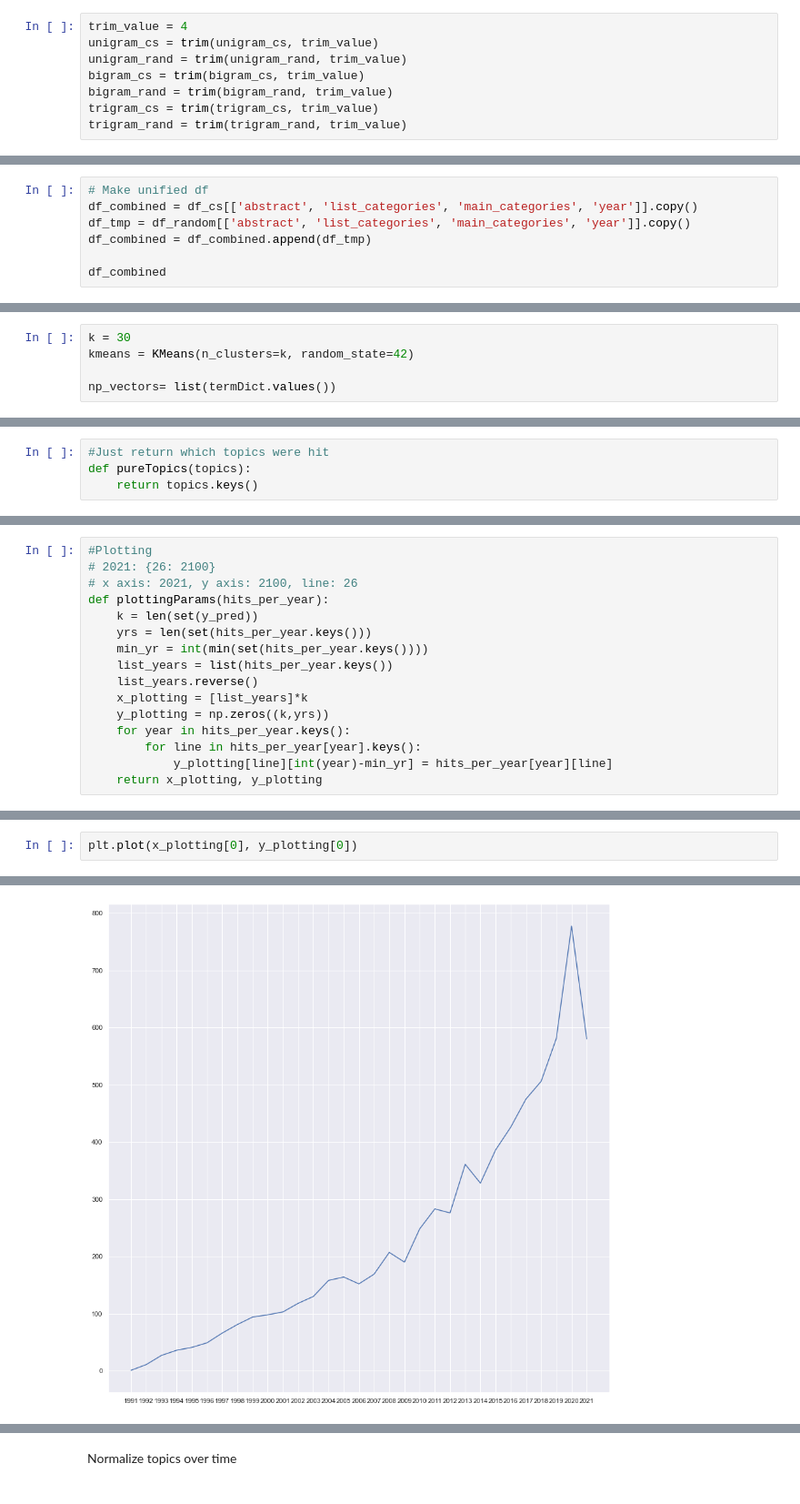
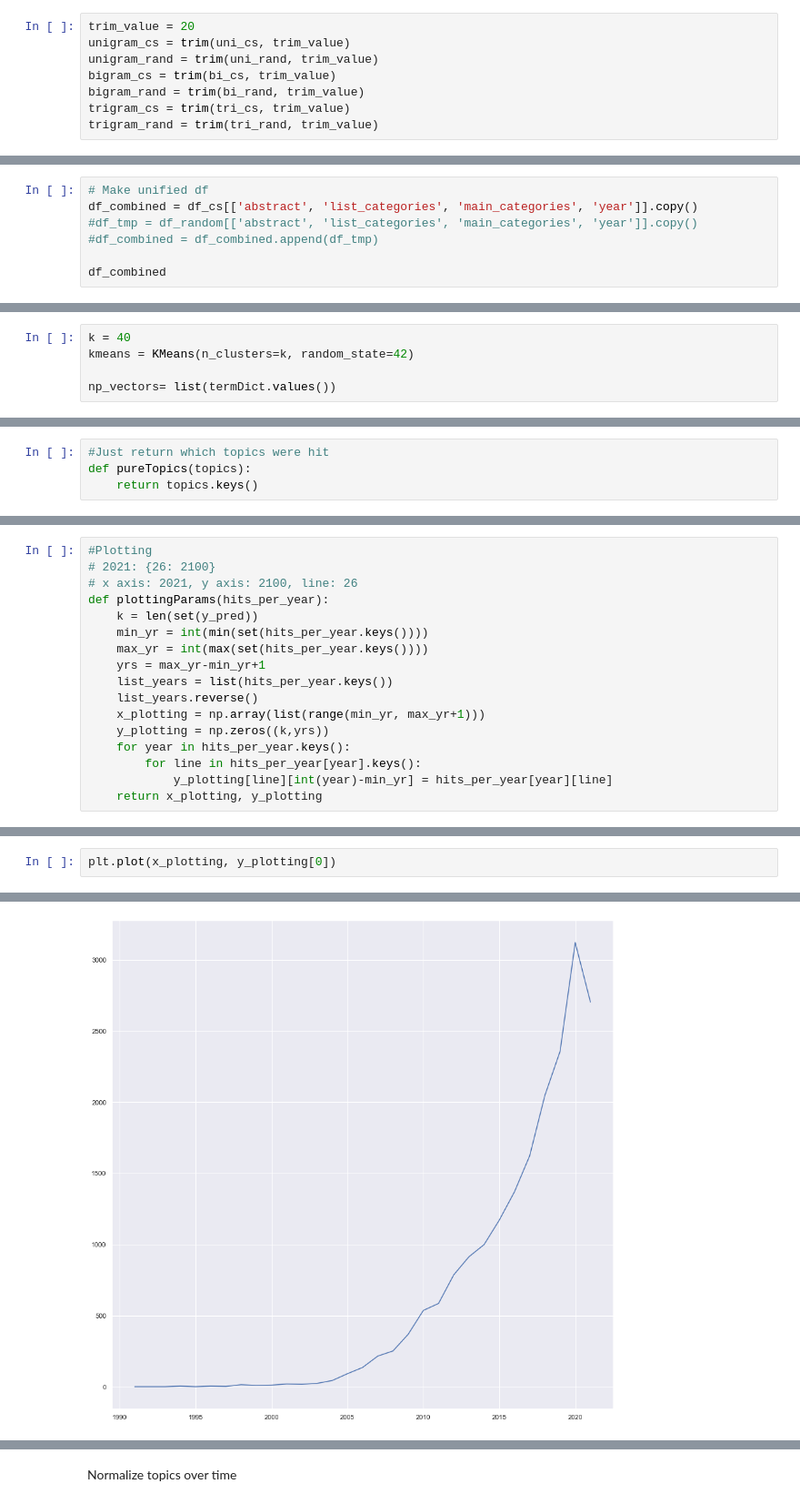
Before and after one commit to mijovicmia/4YP, a Jupyter notebook: Work/work w7.ipynb, the cells around one changed output, grey strips where cells are left out. Shown at 91% size. Cells and saved outputs as stored; diff of their text form.

```diff
--- a/Work/work w7.ipynb
+++ b/Work/work w7.ipynb
@@ -207,13 +216,13 @@ trigram_rand = createDict(df_random['trigrams'])
 def trim(d, num):
     return dict((k, v) for k, v in d.items() if v>=num)
 # %%
-trim_value = 4
-unigram_cs = trim(unigram_cs, trim_value)
-unigram_rand = trim(unigram_rand, trim_value)
-bigram_cs = trim(bigram_cs, trim_value)
-bigram_rand = trim(bigram_rand, trim_value)
-trigram_cs = trim(trigram_cs, trim_value)
-trigram_rand = trim(trigram_rand, trim_value)
+trim_value = 20
+unigram_cs = trim(uni_cs, trim_value)
+unigram_rand = trim(uni_rand, trim_value)
+bigram_cs = trim(bi_cs, trim_value)
+bigram_rand = trim(bi_rand, trim_value)
+trigram_cs = trim(tri_cs, trim_value)
+trigram_rand = trim(tri_rand, trim_value)
 # %%
 print(len(trigram_rand))
 # %% [output]
@@ -339,8 +328,8 @@ with open('chi_data.json', 'w') as f:
 # %%
 # Make unified df
 df_combined = df_cs[['abstract', 'list_categories', 'main_categories', 'year']].copy()
-df_tmp = df_random[['abstract', 'list_categories', 'main_categories', 'year']].copy()
-df_combined = df_combined.append(df_tmp)
+#df_tmp = df_random[['abstract', 'list_categories', 'main_categories', 'year']].copy()
+#df_combined = df_combined.append(df_tmp)
 
 df_combined
 # %% [output]
@@ -549,7 +542,7 @@ from sklearn.pipeline import Pipeline
 from scipy.spatial.distance import cdist
 from sklearn import metrics
 # %%
-k = 30
+k = 40
 kmeans = KMeans(n_clusters=k, random_state=42)
 
 np_vectors= list(termDict.values())
@@ -772,11 +756,12 @@ hits_per_year
 # x axis: 2021, y axis: 2100, line: 26
 def plottingParams(hits_per_year):
     k = len(set(y_pred))
-    yrs = len(set(hits_per_year.keys()))
     min_yr = int(min(set(hits_per_year.keys())))
+    max_yr = int(max(set(hits_per_year.keys())))
+    yrs = max_yr-min_yr+1
     list_years = list(hits_per_year.keys())
     list_years.reverse()
-    x_plotting = [list_years]*k
+    x_plotting = np.array(list(range(min_yr, max_yr+1)))
     y_plotting = np.zeros((k,yrs))
     for year in hits_per_year.keys():
         for line in hits_per_year[year].keys():
@@ -790,6 +773,6 @@ print(x_plotting[1])
 # %%
-plt.plot(x_plotting[0], y_plotting[0])
+plt.plot(x_plotting, y_plotting[0])
 # %% [output]
 [<matplotlib.lines.Line2D at 0x...>]
-[figure, old version]
+[figure, new version]
 # %%
```
Also changed, not shown: parts of 42 cells of this notebook, 3 other files.
